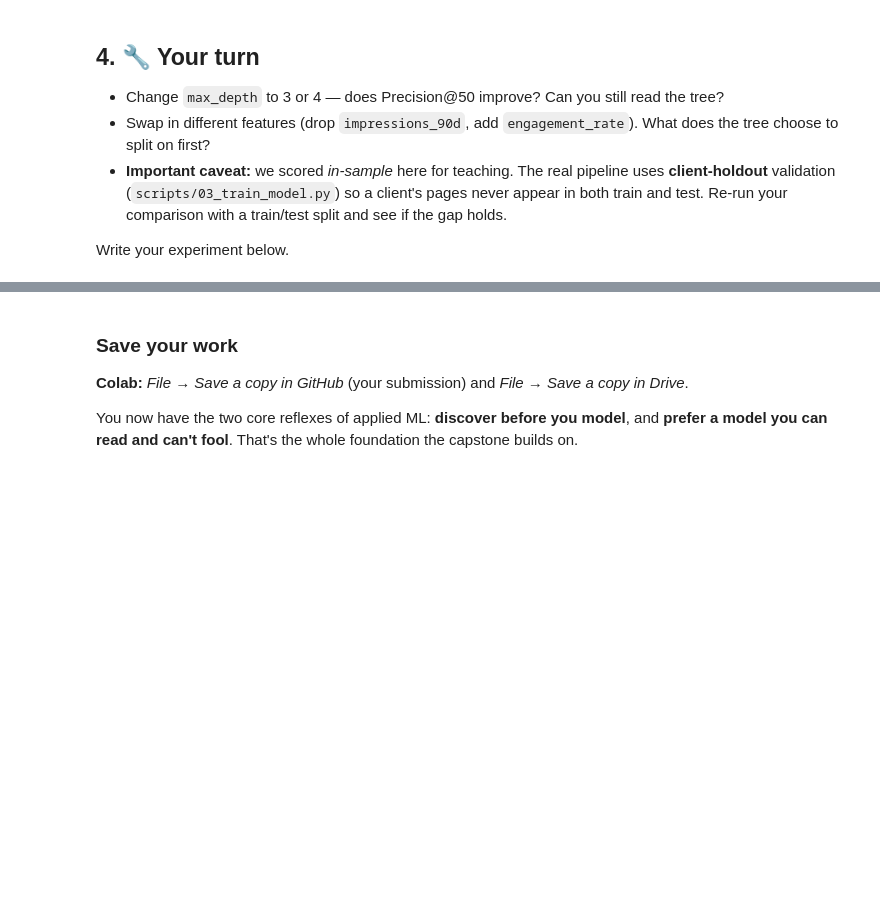
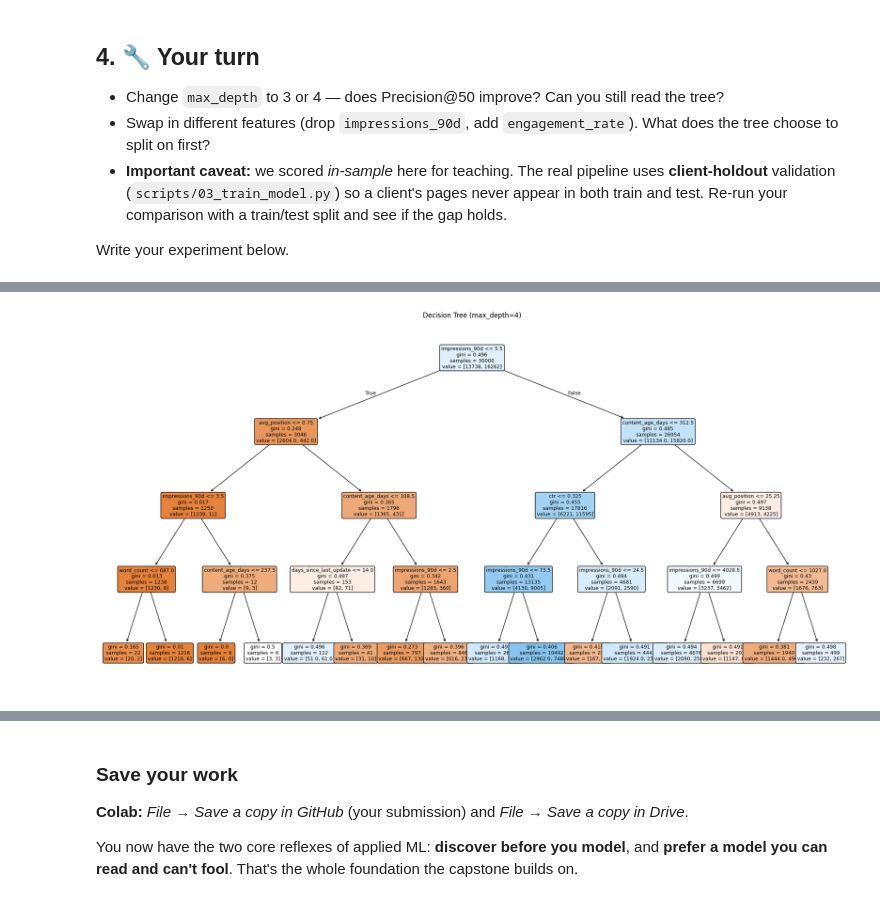
Before and after one commit to John-hcmus/flyrank-ML-internship-starter, a Jupyter notebook: notebooks/02_your_first_readable_model.ipynb, the cells around one changed output, grey strips where cells are left out. Drawn from its saved outputs; the diff is of its cells as text; code cells hidden in the pictures; blank space fills up the shorter version.

Commit message:
Được tạo bằng Colab

```diff
--- a/notebooks/02_your_first_readable_model.ipynb
+++ b/notebooks/02_your_first_readable_model.ipynb
@@ -104,0 +148,80 @@ Write your experiment below.
+# %%
+import pandas as pd
+import numpy as np
+import matplotlib.pyplot as plt
+from sklearn.tree import DecisionTreeClassifier, plot_tree
+from sklearn.model_selection import GroupShuffleSplit
+
+# ---------------------------------------------------------
+# 0. HÀM ĐÁNH GIÁ
+def precision_at_50(y_true, y_probs):
+    top_50_idx = np.argsort(y_probs)[-50:]
+    # Ép kiểu y_true về numpy array để ngoặc vuông [...] luôn hoạt động
+    y_true_arr = np.array(y_true)
+    return y_true_arr[top_50_idx].mean()
+
+# 1. THỬ NGHIỆM MAX_DEPTH = 4
+print("=== 1. THỬ NGHIỆM MAX_DEPTH ===")
+
+tree_d4 = DecisionTreeClassifier(max_depth=4, random_state=42)
+tree_d4.fit(X, y)
+
+y_probs_d4 = tree_d4.predict_proba(X)[:, 1]
+print(f"In-sample Precision@50 (max_depth=4): {precision_at_50(y, y_probs_d4):.3f}")
+
+# Vẽ cây quyết định
+plt.figure(figsize=(24, 12))
+plot_tree(tree_d4, feature_names=X.columns, filled=True, rounded=True, fontsize=9)
+plt.title("Decision Tree (max_depth=4)")
+plt.show()
+
+print("-> Nhận xét: Ở độ sâu 4 (tối đa 16 lá), cây chi tiết hơn nhưng bắt đầu khó đọc hơn so với độ sâu 2 hoặc 3.\n")
+
+# 2. THAY ĐỔI FEATURES (ĐẶC TRƯNG)
+print("=== 2. THAY ĐỔI FEATURES (ĐẶC TRƯNG) ===")
+
+X_new = X.copy()
+
+# Xóa cột impressions_90d
+if 'impressions_90d' in X_new.columns:
+    X_new = X_new.drop('impressions_90d', axis=1)
+
+# Thêm cột engagement_rate (an toàn với phép chia cho 0)
+if 'clicks' in df.columns and 'impressions_90d' in df.columns:
+    X_new['engagement_rate'] = df['clicks'] / df['impressions_90d'].replace(0, 1)
+else:
+    print("(Lưu ý: Không tìm thấy đủ cột 'clicks' / 'impressions_90d' trong df. Hãy tự điều chỉnh công thức engagement_rate của bạn).")
+
+tree_new = DecisionTreeClassifier(max_depth=4, random_state=42)
+tree_new.fit(X_new, y)
+
+# Lấy tên feature được thuật toán chọn để chia nhánh đầu tiên (Root Node)
+root_feature_index = tree_new.tree_.feature[0]
+root_feature_name = X_new.columns[root_feature_index]
+print(f"Với bộ features mới, cây ưu tiên chia nhánh đầu tiên tại: {root_feature_name}\n")
+
+# 3. CLIENT-HOLDOUT VALIDATION (OUT-OF-SAMPLE)
+print("=== 3. CLIENT-HOLDOUT VALIDATION (OUT-OF-SAMPLE) ===")
+
+if 'client_id' in df.columns:
+    # Chia Train/Test đảm bảo không trùng lặp khách hàng
+    gss = GroupShuffleSplit(n_splits=1, test_size=0.2, random_state=42)
+    train_idx, test_idx = next(gss.split(X_new, y, groups=df['client_id']))
+
+    # Xử lý cắt dữ liệu an toàn cho cả Pandas DataFrame và NumPy Array
+    X_train_cv, X_test_cv = X_new.iloc[train_idx], X_new.iloc[test_idx]
+    y_train_cv, y_test_cv = np.array(y)[train_idx], np.array(y)[test_idx]
+
+    # Huấn luyện trên tập Train
+    tree_cv = DecisionTreeClassifier(max_depth=4, random_state=42)
+    tree_cv.fit(X_train_cv, y_train_cv)
+
+    # Dự đoán và chấm điểm trên tập Test bị cô lập
+    y_probs_out_sample = tree_cv.predict_proba(X_test_cv)[:, 1]
+    out_sample_p50 = precision_at_50(y_test_cv, y_probs_out_sample)
+
+    print(f"Out-of-sample Precision@50: {out_sample_p50:.3f}")
+    print("-> Nhận xét: Điểm Out-of-sample phản ánh chính xác hơn việc mô hình có 'học vẹt' hay không khi áp dụng cho một khách hàng mới hoàn toàn.")
+else:
+    print("Lỗi: Không tìm thấy cột 'client_id' trong df để thực hiện chia tập GroupShuffleSplit.")
+# %% [output]
@@ -104,0 +230 @@ Write your experiment below.
+[figure, added]
```
Also changed, not shown: parts of 9 cells of this notebook.
